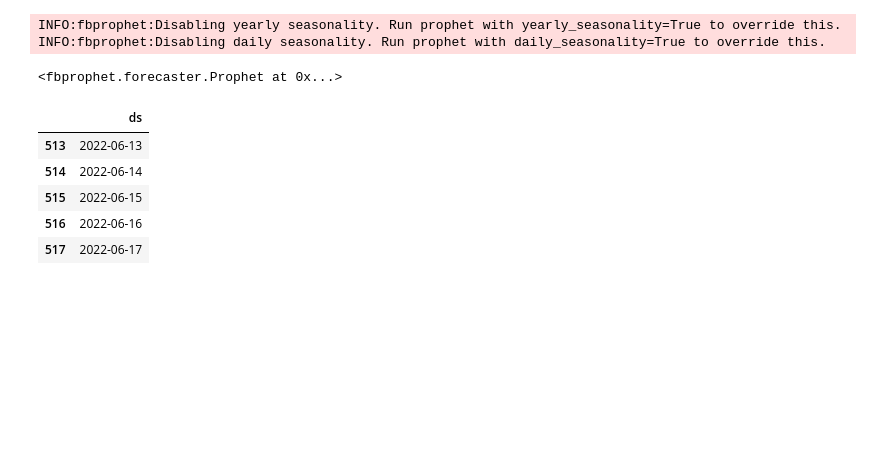
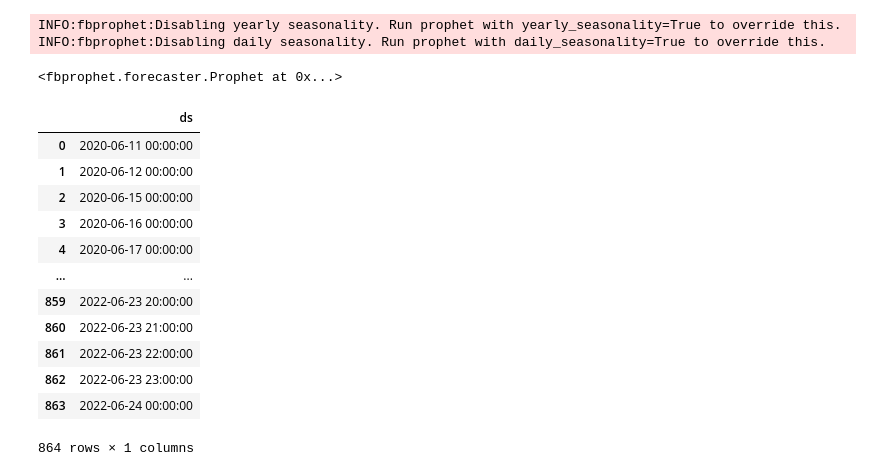
Before and after one commit to marcoberton/Project_2_group_1, a Jupyter notebook: ml_strategy.ipynb, the cells around one changed output. Cells and saved outputs as stored; diff of their text form; code cells hidden in the pictures; blank space fills up the shorter version.

```diff
--- a/ml_strategy.ipynb
+++ b/ml_strategy.ipynb
@@ -81,0 +32,38 @@ msft_prophet_df
+# %%
+# Set and use Yahoo Finance fetcher to get as up to date info as possible while formating data
+def fetch_yahoo(ticker, years):
+
+    range = 365*years
+    today = pd.Timestamp.today(tz="America/New_York")
+
+    start = today + pd.Timedelta(days=-1-range)
+    start= start.strftime('%Y-%m-%d')
+    print(f'Start date = {start}')
+
+    end = today + pd.Timedelta(days=-2)
+    end = end.strftime('%Y-%m-%d')
+    print(f'End date = {end}')
+
+    # Get Data
+    yfObj = yf.Ticker(ticker)
+    stock_df = yfObj.history(start=start, end=end)
+    # Drop unused columns
+    stock_df.drop(['Open', 'High', 'Low', 'Volume', 'Dividends', 'Stock Splits'], inplace=True, axis=1)
+    stock_df.reset_index(inplace=True)
+    stock_df.rename(columns={'Date':'ds', 'Close':'y'}, inplace=True)
+    return stock_df
+# %%
+# Create ds, y DataFrame for fbProphet processing
+ticker='MSFT'
+
+# Get current closing prices for MSFT from last two years
+msft_df = fetch_yahoo(ticker, 2)
+
+# Display sample data
+display(msft_df.head())
+display(msft_df.tail())
+print(msft_df.shape)
+
+
+# Plot the DataFrame with hvplot
+msft_df['y'].plot()
@@ -88,6 +94,6 @@ NameError: name 'Prophet' is not defined
 # %%
 # Fit the model
-model_msft.fit(msft_prophet_df)
+model_msft.fit(msft_df)
 # %% [output]
 INFO:fbprophet:Disabling yearly seasonality. Run prophet with yearly_seasonality=True to override this.
 INFO:fbprophet:Disabling daily seasonality. Run prophet with daily_seasonality=True to override this.
@@ -95,17 +101,24 @@ INFO:fbprophet:Disabling daily seasonality. Run prophet with daily_seasonality=T
 # %%
 # Forecast two week of future trends data for MSFT
 # Tweak periods and freq to easily adjust desired sliders
-future_msft = model_msft.make_future_dataframe(periods=14, freq="D")
+future_msft = model_msft.make_future_dataframe(periods=360, freq="H")
 
 # Display the last five rows of the DataFrame
-future_msft.tail()
+future_msft
 # %% [output]
 |  | ds |
-| 513 | 2022-06-13 |
-| 514 | 2022-06-14 |
-| 515 | 2022-06-15 |
-| 516 | 2022-06-16 |
-| 517 | 2022-06-17 |
+| 0 | 2020-06-11 00:00:00 |
+| 1 | 2020-06-12 00:00:00 |
+| 2 | 2020-06-15 00:00:00 |
+| 3 | 2020-06-16 00:00:00 |
+| 4 | 2020-06-17 00:00:00 |
+| ... | ... |
+| 859 | 2022-06-23 20:00:00 |
+| 860 | 2022-06-23 21:00:00 |
+| 861 | 2022-06-23 22:00:00 |
+| 862 | 2022-06-23 23:00:00 |
+| 863 | 2022-06-24 00:00:00 |
+864 rows × 1 columns
 # %%
 # Make predictions for MSFT
 forecast_msft = model_msft.predict(future_msft)
```
Also changed, not shown: parts of 36 cells of this notebook, 2 other files.
